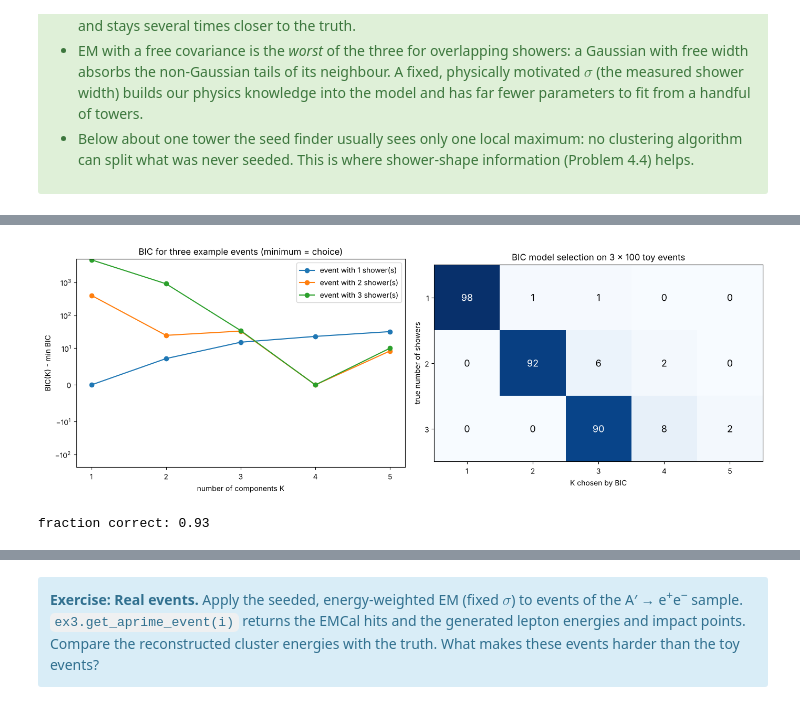
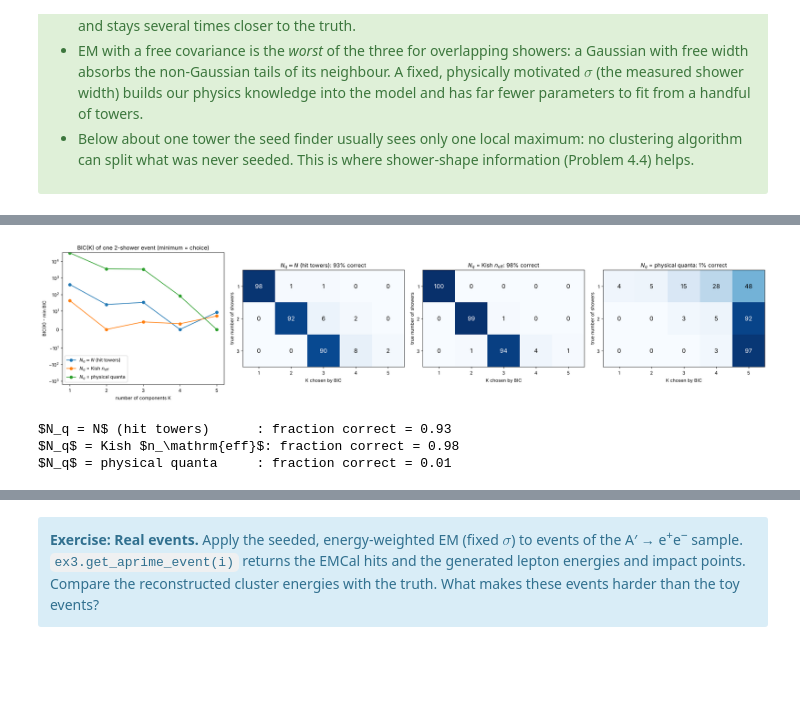
Before and after one commit to dowlingwong/EMCal_exercise, a Jupyter notebook: notebooks/exercise03/Exercise03_Solutions.ipynb, the cells around one changed output, grey strips where cells are left out. Drawn from its saved outputs; the diff is of its cells as text; code cells hidden in the pictures; blank space fills up the shorter version.

```diff
--- a/notebooks/exercise03/Exercise03_Solutions.ipynb
+++ b/notebooks/exercise03/Exercise03_Solutions.ipynb
@@ -1808,11 +1818,12 @@ class GaussianMixtureEM:
         return float(np.sum(w[:, None] * (r * lj - r_log_r)))
 
     # ---------- driver ----------
-    def fit(self, X, sample_weight=None, init_means=None):
+    def fit(self, X, sample_weight=None, init_means=None, n_quanta=None):
         X = np.asarray(X, dtype=float)
         N, d = X.shape
         w = np.ones(N) if sample_weight is None else np.asarray(sample_weight, dtype=float)
-        w = w * N / w.sum()                      # sum_i w_i = N
+        self.n_quanta_ = float(N if n_quanta is None else n_quanta)
+        w = w * self.n_quanta_ / w.sum()         # sum_i w_i = N_q (default: N, the number of hits)
         rng = np.random.default_rng(self.random_state)
         if init_means is None:                   # energy-weighted random hits
             init_means = X[rng.choice(N, self.K, replace=False, p=w / w.sum())]
@@ -1855,9 +1866,15 @@ class GaussianMixtureEM:
             n += self.K * d * (d + 1) // 2
         return n
 
-    def bic(self, X):
-        '''Bayesian Information Criterion (lower is better), using the weights of the last fit.'''
-        return -2 * self.log_likelihood(np.asarray(X, float), self._w) + self.n_parameters() * np.log(len(X))
+    def bic(self, X, n_quanta=None):
+        '''BIC = -2 log p + n_par ln N_q (lower is better), with the weights of the last fit rescaled to sum to N_q.
+
+        The log-likelihood grows like N_q, the penalty only like ln N_q, so both terms must use the same N_q.
+        EM itself does not depend on N_q: one fit can be evaluated for several N_q. Default: the N_q used in fit().
+        '''
+        n_q = self.n_quanta_ if n_quanta is None else float(n_quanta)
+        w = self._w * n_q / self._w.sum()
+        return -2 * self.log_likelihood(np.asarray(X, float), w) + self.n_parameters() * np.log(n_q)
 # %% [markdown]
 <div class="alert alert-info">
 <strong>Unit test 3:</strong>
@@ -2057,51 +2090,60 @@ which trades the improvement of the fit against the number of parameters. Genera
 # %%
 def best_gmm(X, Ev, K, n_init=4, **kwargs):
     '''Best of several random initialisations (highest log-likelihood).'''
     best = None
     for seed in range(n_init):
         g = GaussianMixtureEM(K, random_state=seed, **kwargs).fit(X, sample_weight=Ev)
         ll = g.log_likelihood(X, g._w)
         if best is None or ll > best[0]:
             best = (ll, g)
     return best[1]
 
 
+n_quanta_choices = {'$N_q = N$ (hit towers)': lambda X, Ev: len(X),
+                    '$N_q$ = Kish $n_\\mathrm{eff}$': lambda X, Ev: Ev.sum() ** 2 / np.sum(Ev ** 2),
+                    '$N_q$ = physical quanta': lambda X, Ev: ex3.SPOTS_PER_GEV * Ev.sum()}
 K_range = np.arange(1, 6)
 true_K_values = [1, 2, 3]
-confusion = np.zeros((len(true_K_values), len(K_range)), dtype=int)
+confusion = {m: np.zeros((len(true_K_values), len(K_range)), dtype=int) for m in n_quanta_choices}
 example_bic = {}
 for a, K_true in enumerate(true_K_values):
     for s in range(100):
         ev = ex3.generate_shower_event(K_true, min_separation=12, max_separation=45, random_seed=20_000 + 100 * K_true + s)
         X, Ev = event_to_xy_gev(ev)
-        bics = [best_gmm(X, Ev, K, covariance='fixed', sigma=sigma_phys).bic(X) if K <= len(X) else np.inf for K in K_range]
-        confusion[a, np.argmin(bics)] += 1
-        if s == 0:
-            example_bic[K_true] = bics
+        fits = [best_gmm(X, Ev, K, covariance='fixed', sigma=sigma_phys) if K <= len(X) else None for K in K_range]
+        for m, n_q in n_quanta_choices.items():   # one fit per K, evaluated for every N_q
+            bics = [g.bic(X, n_quanta=n_q(X, Ev)) if g is not None else np.inf for g in fits]
+            confusion[m][a, np.argmin(bics)] += 1
+            if K_true == 2 and s == 0:
+                example_bic[m] = bics
 
-fig, axes = plt.subplots(1, 2, figsize=(14, 5))
-for K_true, bics in example_bic.items():
-    axes[0].plot(K_range, np.array(bics) - np.min(bics), 'o-', label=f'event with {K_true} shower(s)')
+fig, axes = plt.subplots(1, 4, figsize=(22, 5))
+for m, bics in example_bic.items():
+    axes[0].plot(K_range, np.array(bics) - np.min(bics), 'o-', label=m)
 axes[0].set_xticks(K_range)
 axes[0].set_xlabel('number of components K')
 axes[0].set_ylabel('BIC(K) - min BIC')
 axes[0].set_yscale('symlog', linthresh=10)
-axes[0].set_title('BIC for three example events (minimum = choice)')
+axes[0].set_title('BIC(K) of one 2-shower event (minimum = choice)')
 axes[0].legend()
-im = axes[1].imshow(confusion, cmap='Blues')
-for (i, j), v in np.ndenumerate(confusion):
-    axes[1].text(j, i, v, ha='center', va='center', color='w' if v > 50 else 'k', fontsize=13)
-axes[1].set_xticks(range(len(K_range)), K_range)
-axes[1].set_yticks(range(len(true_K_values)), true_K_values)
-axes[1].set_xlabel('K chosen by BIC')
-axes[1].set_ylabel('true number of showers')
-axes[1].set_title('BIC model selection on 3 x 100 toy events')
+for ax, (m, conf) in zip(axes[1:], confusion.items()):
+    ax.imshow(conf, cmap='Blues', vmin=0, vmax=100)
+    for (i, j), v in np.ndenumerate(conf):
+        ax.text(j, i, v, ha='center', va='center', color='w' if v > 50 else 'k', fontsize=13)
+    ax.set_xticks(range(len(K_range)), K_range)
+    ax.set_yticks(range(len(true_K_values)), true_K_values)
+    ax.set_xlabel('K chosen by BIC')
+    ax.set_ylabel('true number of showers')
+    ax.set_title(f'{m}: {np.trace(conf[:, :3]) / conf.sum():.0%} correct')
 plt.tight_layout()
 plt.show()
-print(f'fraction correct: {np.trace(confusion[:, :3]) / confusion.sum():.2f}')
+for m, conf in confusion.items():
+    print(f'{m:28s}: fraction correct = {np.trace(conf[:, :3]) / conf.sum():.2f}')
 # %% [output]
-[figure, old version]
+[figure, new version]
-fraction correct: 0.93
+$N_q = N$ (hit towers)      : fraction correct = 0.93
+$N_q$ = Kish $n_\mathrm{eff}$: fraction correct = 0.98
+$N_q$ = physical quanta     : fraction correct = 0.01
 # %% [markdown]
 <div class="alert alert-success">
 
```
Also changed, not shown: parts of 37 cells of this notebook, 6 other files.
